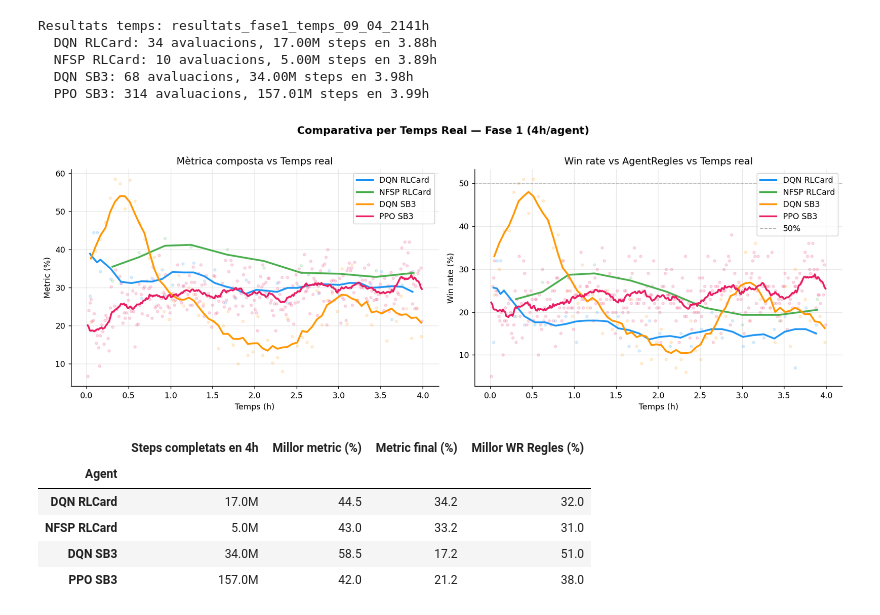
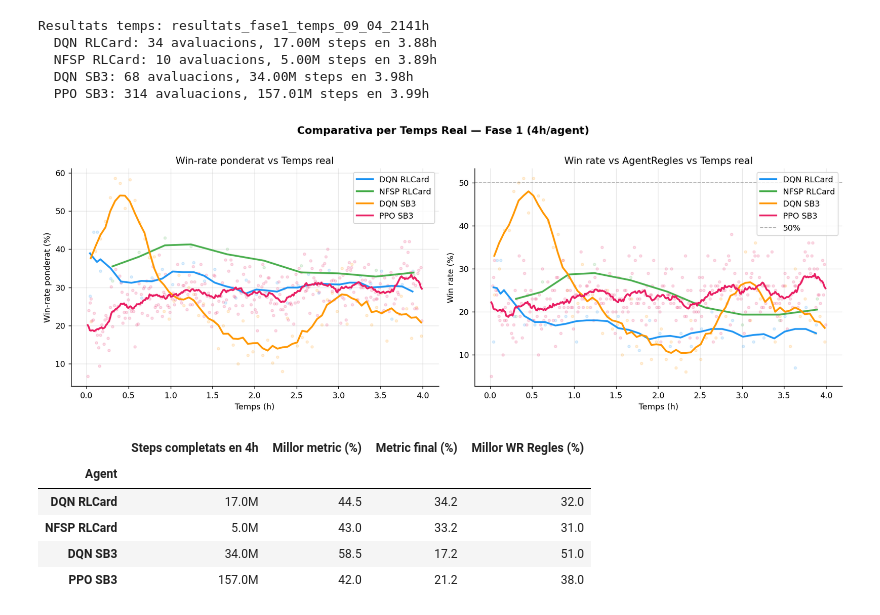
Before and after one commit to JoFeF08/TFG_Doc, a Jupyter notebook: notebooks/1_comparacio_inicial/comparacio_fase1.ipynb, the cells around one changed output. Drawn from its saved outputs; the diff is of its cells as text; code cells hidden in the pictures.

```diff
--- a/notebooks/1_comparacio_inicial/comparacio_fase1.ipynb
+++ b/notebooks/1_comparacio_inicial/comparacio_fase1.ipynb
@@ -192,13 +192,13 @@ for agent, df in dades_ts.items():
     color    = COLORS[agent]
     label    = LABELS[agent]
 
-    # Dades brutes (punts discrets, transparents)
+    # Punts bruts: cada punt és una avaluació (win-rate ponderat sobre les partides d'avaluació)
     ax_metric.scatter(steps_m, df['eval_metric'],
                       color=color, alpha=0.25, s=18, zorder=2)
     ax_regles.scatter(steps_m, df['eval_wr_regles'],
                       color=color, alpha=0.25, s=18, zorder=2)
 
-    # Línia suavitzada (mitjana mòbil centrada)
+    # Línia suavitzada (mitjana mòbil centrada sobre les avaluacions)
     sm_metric = suavitzar(df['eval_metric'], WINDOW_TS)
     sm_regles = suavitzar(df['eval_wr_regles'], WINDOW_TS)
 
@@ -207,9 +207,9 @@ for agent, df in dades_ts.items():
     ax_regles.plot(steps_m, sm_regles,
                    color=color, label=label, linewidth=2.2, zorder=3)
 
-ax_metric.set_title('Mètrica composta (0.25×Random + 0.75×Regles)')
+ax_metric.set_title('Win-rate ponderat (0,25·Random + 0,75·Regles)')
 ax_metric.set_xlabel('Timesteps (M)')
-ax_metric.set_ylabel('Metric (%)')
+ax_metric.set_ylabel('Win-rate ponderat (%)')
 ax_metric.legend()
 
 ax_regles.set_title('Win rate vs AgentRegles')
@@ -306,39 +306,39 @@ if dades_temps:
         label     = LABELS[agent]
         w         = WINDOW_TEMPS[agent]
 
-        # Dades brutes (punts discrets, molt transparents)
+        # Punts bruts: cada punt és una avaluació (win-rate ponderat)
         ax_metric.scatter(elapsed_h, df['eval_metric'],
                           color=color, alpha=0.15, s=10, zorder=2)
         ax_regles.scatter(elapsed_h, df['eval_wr_regles'],
                           color=color, alpha=0.15, s=10, zorder=2)
 
-        # Línia suavitzada
+        # Línia suavitzada (mitjana mòbil centrada)
         sm_metric = suavitzar(df['eval_metric'], w)
         sm_regles = suavitzar(df['eval_wr_regles'], w)
 
         ax_metric.plot(elapsed_h, sm_metric,
                        color=color, label=label, linewidth=2.2, zorder=3)
         ax_regles.plot(elapsed_h, sm_regles,
                        color=color, label=label, linewidth=2.2, zorder=3)
 
-    ax_metric.set_title('Mètrica composta vs Temps real')
+    ax_metric.set_title('Win-rate ponderat vs Temps real')
     ax_metric.set_xlabel('Temps (h)')
-    ax_metric.set_ylabel('Metric (%)')
+    ax_metric.set_ylabel('Win-rate ponderat (%)')
     ax_metric.legend()
 
     ax_regles.set_title('Win rate vs AgentRegles vs Temps real')
     ax_regles.set_xlabel('Temps (h)')
     ax_regles.set_ylabel('Win rate (%)')
     ax_regles.axhline(50, color='gray', linestyle='--', linewidth=1, alpha=0.6, label='50%')
     ax_regles.legend()
 
     plt.suptitle('Comparativa per Temps Real — Fase 1 (4h/agent)', fontsize=13, fontweight='bold', y=1.01)
     plt.tight_layout()
     plt.show()
 else:
     print("Sense dades de temps. Executa run_fase1_temps.sh primer.")
 # %% [output]
-[figure, old version]
+[figure, new version]
 # %%
 if dades_temps:
     rows_t = []
```
Also changed, not shown: parts of 2 cells of this notebook, 1 other file.
